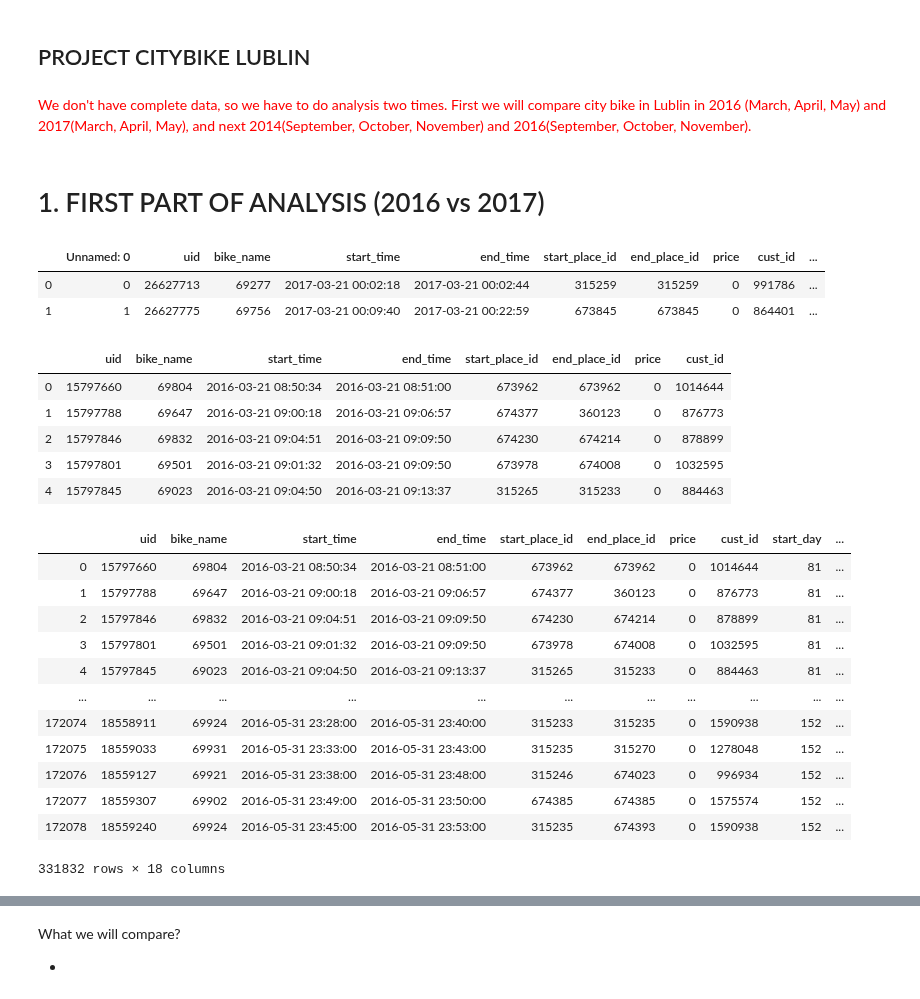
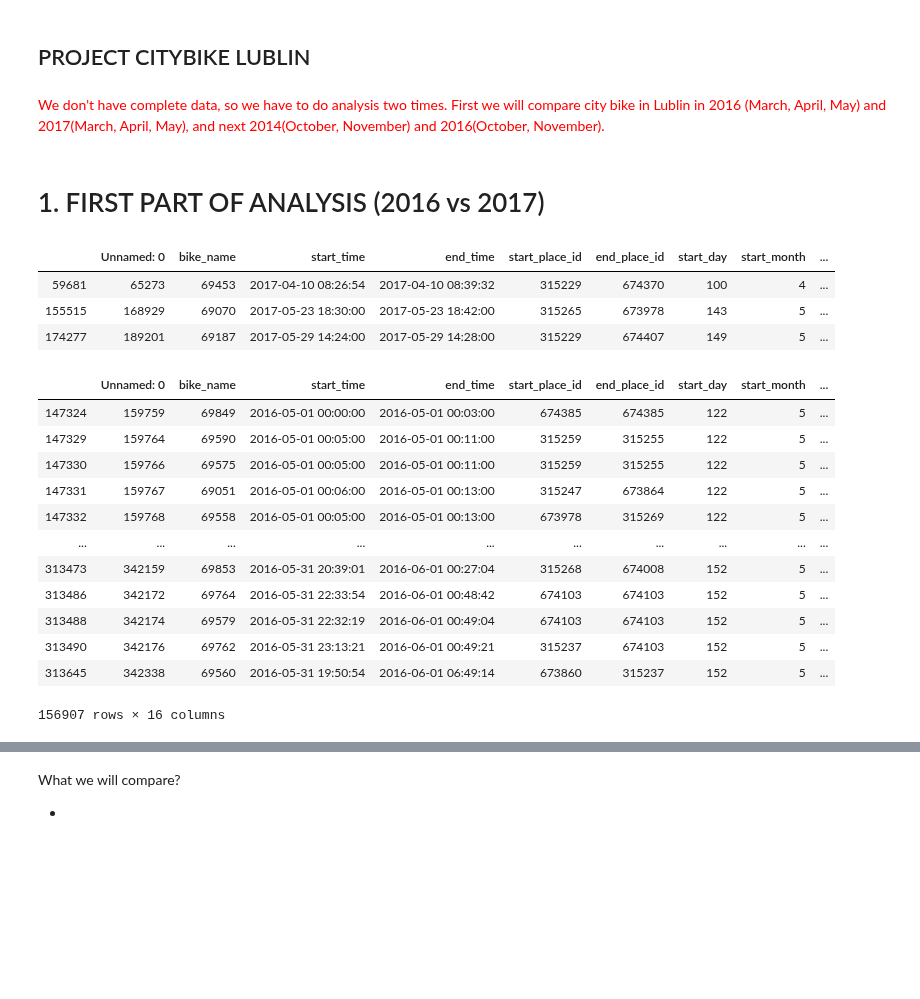
Before and after one commit to KGorczyca/City_bike_Lublin, a Jupyter notebook: PROJECT PART 4 (COMPARISON AND COCLUSIONS).ipynb, the cells around one changed output, grey strips where cells are left out. Drawn from its saved outputs; the diff is of its cells as text; code cells hidden in the pictures; blank space fills up the shorter version.

```diff
--- a/PROJECT PART 4 (COMPARISON AND COCLUSIONS).ipynb
+++ b/PROJECT PART 4 (COMPARISON AND COCLUSIONS).ipynb
@@ -1,7 +1,7 @@
 # %% [markdown]
 <h2>PROJECT CITYBIKE LUBLIN
 # %% [markdown]
-<span style="color:red">We don't have complete data, so we have to do analysis two times. First we will compare city bike in Lublin in 2016 (March, April, May) and 2017(March, April, May), and next 2014(September, October, November) and 2016(September, October, November).
+<span style="color:red">We don't have complete data, so we have to do analysis two times. First we will compare city bike in Lublin in 2016 (March, April, May) and 2017(March, April, May), and next 2014(October, November) and 2016(October, November).
 # %%
 import pandas as pd
 import numpy as np
@@ -16,63 +16,33 @@ import plotly.express as px
 # %%
 c_b17 = pd.read_csv('c_b17')
 
-c_b17.head(2)
+c_b17.sample(3)
 # %% [output]
-|  | Unnamed: 0 | uid | bike_name | start_time | end_time | start_place_id | end_place_id | price | cust_id | ... |
-| 0 | 0 | 26627713 | 69277 | 2017-03-21 00:02:18 | 2017-03-21 00:02:44 | 315259 | 315259 | 0 | 991786 | ... |
-| 1 | 1 | 26627775 | 69756 | 2017-03-21 00:09:40 | 2017-03-21 00:22:59 | 673845 | 673845 | 0 | 864401 | ... |
+|  | Unnamed: 0 | bike_name | start_time | end_time | start_place_id | end_place_id | start_day | start_month | ... |
+| 59681 | 65273 | 69453 | 2017-04-10 08:26:54 | 2017-04-10 08:39:32 | 315229 | 674370 | 100 | 4 | ... |
+| 155515 | 168929 | 69070 | 2017-05-23 18:30:00 | 2017-05-23 18:42:00 | 315265 | 673978 | 143 | 5 | ... |
+| 174277 | 189201 | 69187 | 2017-05-29 14:24:00 | 2017-05-29 14:28:00 | 315229 | 674407 | 149 | 5 | ... |
 # %%
+city_bike16 = pd.read_csv('c_b16')
+
 #you want to get only part of data frame which include information about data from March to May
 
-city_bike16 = pd.read_excel('2016.xlsx',sheet_name= ['marzec','kwiecień','maj'])
+c_b16_march = city_bike16[city_bike16['start_month']==3]
 
-c_b16 = pd.concat(objs=[city_bike16['marzec'],city_bike16['kwiecień'],city_bike16['maj']])
+c_b16_april = city_bike16[city_bike16['start_month']==4]
 
-c_b16.head()
+c_b16_may = city_bike16[city_bike16['start_month']==5]
 # %% [output]
-|  | uid | bike_name | start_time | end_time | start_place_id | end_place_id | price | cust_id |
-| 0 | 15797660 | 69804 | 2016-03-21 08:50:34 | 2016-03-21 08:51:00 | 673962 | 673962 | 0 | 1014644 |
-| 1 | 15797788 | 69647 | 2016-03-21 09:00:18 | 2016-03-21 09:06:57 | 674377 | 360123 | 0 | 876773 |
-| 2 | 15797846 | 69832 | 2016-03-21 09:04:51 | 2016-03-21 09:09:50 | 674230 | 674214 | 0 | 878899 |
-| 3 | 15797801 | 69501 | 2016-03-21 09:01:32 | 2016-03-21 09:09:50 | 673978 | 674008 | 0 | 1032595 |
-| 4 | 15797845 | 69023 | 2016-03-21 09:04:50 | 2016-03-21 09:13:37 | 315265 | 315233 | 0 | 884463 |
+|  | Unnamed: 0 | bike_name | start_time | end_time | start_place_id | end_place_id | start_day | start_month | ... |
+| 147324 | 159759 | 69849 | 2016-05-01 00:00:00 | 2016-05-01 00:03:00 | 674385 | 674385 | 122 | 5 | ... |
+| 147329 | 159764 | 69590 | 2016-05-01 00:05:00 | 2016-05-01 00:11:00 | 315259 | 315255 | 122 | 5 | ... |
+| 147330 | 159766 | 69575 | 2016-05-01 00:05:00 | 2016-05-01 00:11:00 | 315259 | 315255 | 122 | 5 | ... |
+| 147331 | 159767 | 69051 | 2016-05-01 00:06:00 | 2016-05-01 00:13:00 | 315247 | 673864 | 122 | 5 | ... |
+| 147332 | 159768 | 69558 | 2016-05-01 00:05:00 | 2016-05-01 00:13:00 | 673978 | 315269 | 122 | 5 | ... |
+| ... | ... | ... | ... | ... | ... | ... | ... | ... | ... |
+| 313473 | 342159 | 69853 | 2016-05-31 20:39:01 | 2016-06-01 00:27:04 | 315268 | 674008 | 152 | 5 | ... |
+| 313486 | 342172 | 69764 | 2016-05-31 22:33:54 | 2016-06-01 00:48:42 | 674103 | 674103 | 152 | 5 | ... |
+| 313488 | 342174 | 69579 | 2016-05-31 22:32:19 | 2016-06-01 00:49:04 | 674103 | 674103 | 152 | 5 | ... |
+| 313490 | 342176 | 69762 | 2016-05-31 23:13:21 | 2016-06-01 00:49:21 | 315237 | 674103 | 152 | 5 | ... |
+| 313645 | 342338 | 69560 | 2016-05-31 19:50:54 | 2016-06-01 06:49:14 | 673860 | 315237 | 152 | 5 | ... |
+156907 rows × 16 columns
-# %%
-#Create additional TIME columns (use info from second part of project)
-
-c_b16['start_day'] = pd.DatetimeIndex(c_b16['start_time']).dayofyear
-
-c_b16['start_month'] = pd.DatetimeIndex(c_b16['start_time']).month
-
-c_b16['day_of_month'] = pd.DatetimeIndex(c_b16['start_time']).day
-
-c_b16['day_of_week'] = pd.DatetimeIndex(c_b16['start_time']).dayofweek
-
-c_b16['duration'] = c_b16['end_time']-c_b16['start_time']
-
-c_b16['duration_sec']= pd.TimedeltaIndex(c_b16['end_time']-c_b16['start_time']).seconds
-
-c_b16['duration_min'] = c_b16['duration_sec'] / 60
-
-c_b16['duration_hour'] = c_b16['duration_sec']/3600
-
-c_b16['date'] = pd.DatetimeIndex(c_b16['start_time']).date
-
-c_b16['day_of_week'] = pd.DatetimeIndex(c_b16['start_time']).dayofweek
-
-c_b16['start_hour'] = pd.DatetimeIndex(c_b16['start_time']).hour
-
-c_b16
-# %% [output]
-|  | uid | bike_name | start_time | end_time | start_place_id | end_place_id | price | cust_id | start_day | ... |
-| 0 | 15797660 | 69804 | 2016-03-21 08:50:34 | 2016-03-21 08:51:00 | 673962 | 673962 | 0 | 1014644 | 81 | ... |
-| 1 | 15797788 | 69647 | 2016-03-21 09:00:18 | 2016-03-21 09:06:57 | 674377 | 360123 | 0 | 876773 | 81 | ... |
-| 2 | 15797846 | 69832 | 2016-03-21 09:04:51 | 2016-03-21 09:09:50 | 674230 | 674214 | 0 | 878899 | 81 | ... |
-| 3 | 15797801 | 69501 | 2016-03-21 09:01:32 | 2016-03-21 09:09:50 | 673978 | 674008 | 0 | 1032595 | 81 | ... |
-| 4 | 15797845 | 69023 | 2016-03-21 09:04:50 | 2016-03-21 09:13:37 | 315265 | 315233 | 0 | 884463 | 81 | ... |
-| ... | ... | ... | ... | ... | ... | ... | ... | ... | ... | ... |
-| 172074 | 18558911 | 69924 | 2016-05-31 23:28:00 | 2016-05-31 23:40:00 | 315233 | 315235 | 0 | 1590938 | 152 | ... |
-| 172075 | 18559033 | 69931 | 2016-05-31 23:33:00 | 2016-05-31 23:43:00 | 315235 | 315270 | 0 | 1278048 | 152 | ... |
-| 172076 | 18559127 | 69921 | 2016-05-31 23:38:00 | 2016-05-31 23:48:00 | 315246 | 674023 | 0 | 996934 | 152 | ... |
-| 172077 | 18559307 | 69902 | 2016-05-31 23:49:00 | 2016-05-31 23:50:00 | 674385 | 674385 | 0 | 1575574 | 152 | ... |
-| 172078 | 18559240 | 69924 | 2016-05-31 23:45:00 | 2016-05-31 23:53:00 | 315235 | 674393 | 0 | 1590938 | 152 | ... |
-331832 rows × 18 columns
```
Also changed, not shown: parts of 24 cells of this notebook.
